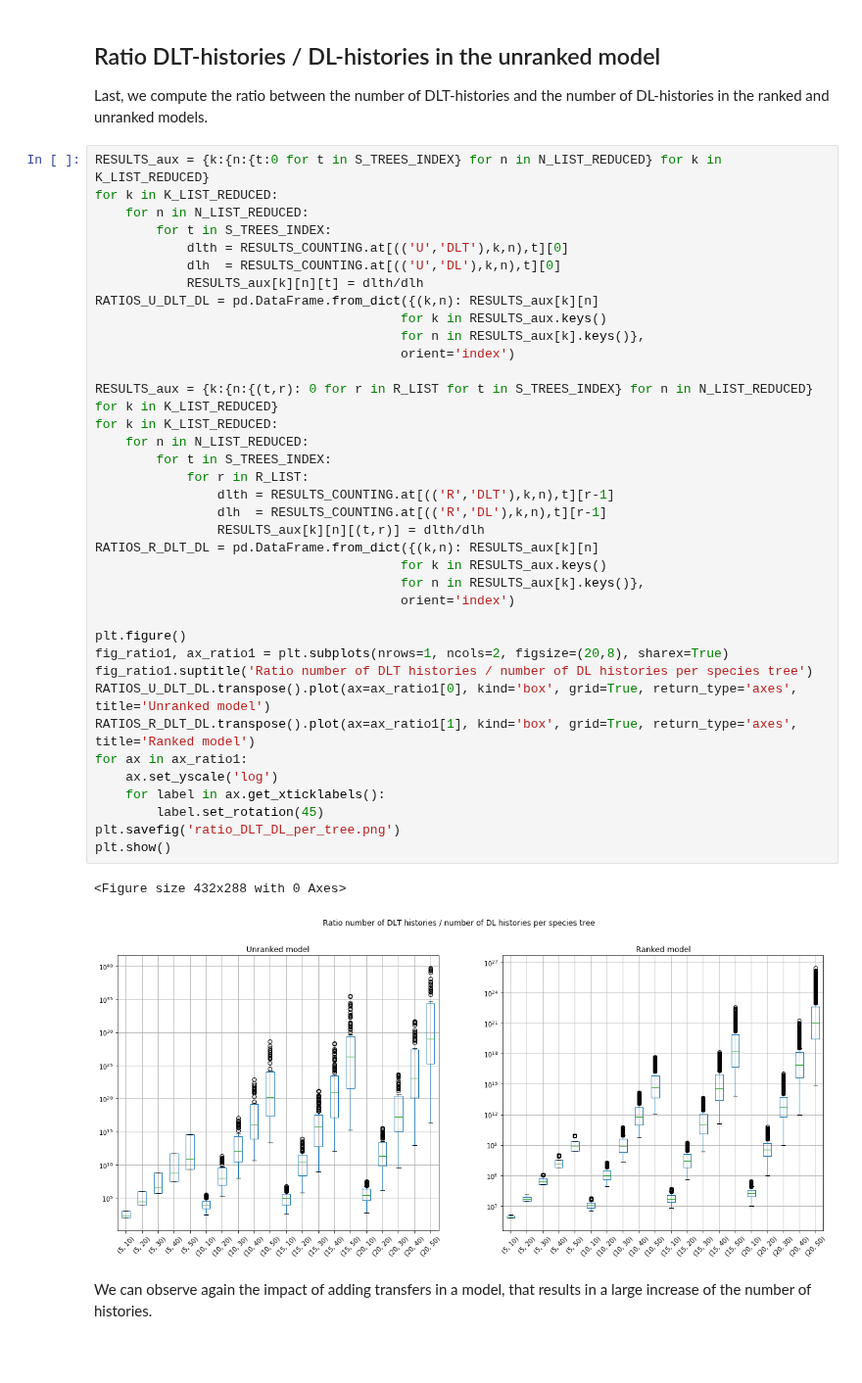
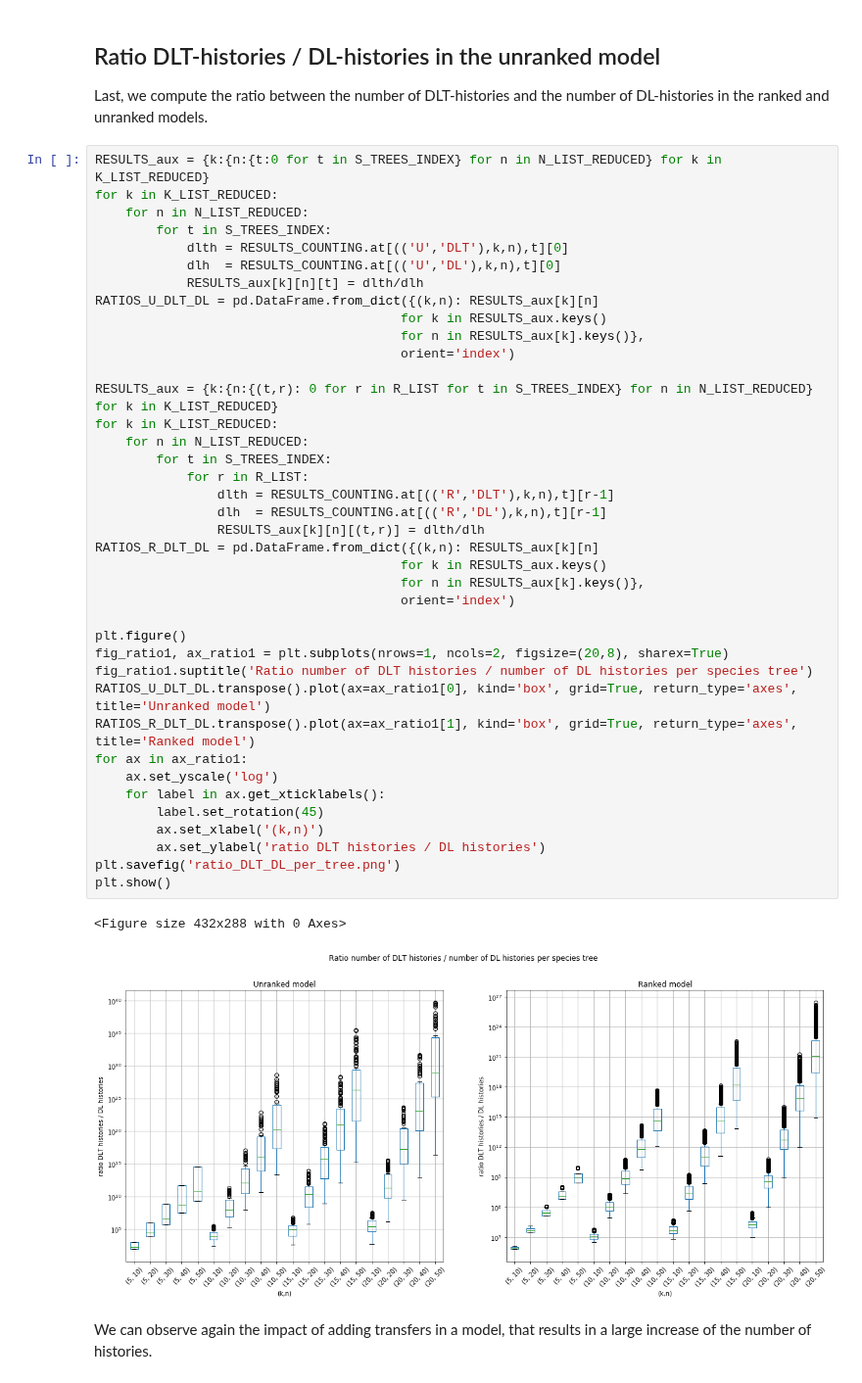
Before and after one commit to cchauve/DLT-Histories, a Jupyter notebook: doc/notebooks/Paper_figures.ipynb, the cells around one changed output. Shown at 98% size. Saved outputs shown, nothing was run; the diff lists cells and outputs as text; blank space fills up the shorter version.

```diff
--- a/doc/notebooks/Paper_figures.ipynb
+++ b/doc/notebooks/Paper_figures.ipynb
@@ -391,33 +391,35 @@ RATIOS_U_DLT_DL = pd.DataFrame.from_dict({(k,n): RESULTS_aux[k][n]
                                         for k in RESULTS_aux.keys()
                                         for n in RESULTS_aux[k].keys()},
                                         orient='index')
 
 RESULTS_aux = {k:{n:{(t,r): 0 for r in R_LIST for t in S_TREES_INDEX} for n in N_LIST_REDUCED} for k in K_LIST_REDUCED}
 for k in K_LIST_REDUCED:
     for n in N_LIST_REDUCED:
         for t in S_TREES_INDEX:
             for r in R_LIST:
                 dlth = RESULTS_COUNTING.at[(('R','DLT'),k,n),t][r-1]
                 dlh  = RESULTS_COUNTING.at[(('R','DL'),k,n),t][r-1]
                 RESULTS_aux[k][n][(t,r)] = dlth/dlh
 RATIOS_R_DLT_DL = pd.DataFrame.from_dict({(k,n): RESULTS_aux[k][n]
                                         for k in RESULTS_aux.keys()
                                         for n in RESULTS_aux[k].keys()},
                                         orient='index')
 
 plt.figure()
 fig_ratio1, ax_ratio1 = plt.subplots(nrows=1, ncols=2, figsize=(20,8), sharex=True)
 fig_ratio1.suptitle('Ratio number of DLT histories / number of DL histories per species tree')
 RATIOS_U_DLT_DL.transpose().plot(ax=ax_ratio1[0], kind='box', grid=True, return_type='axes', title='Unranked model')
 RATIOS_R_DLT_DL.transpose().plot(ax=ax_ratio1[1], kind='box', grid=True, return_type='axes', title='Ranked model')
 for ax in ax_ratio1:
     ax.set_yscale('log')
     for label in ax.get_xticklabels():
         label.set_rotation(45)
+        ax.set_xlabel('(k,n)')
+        ax.set_ylabel('ratio DLT histories / DL histories')
 plt.savefig('ratio_DLT_DL_per_tree.png')
 plt.show()
 # %% [output]
 <Figure size 432x288 with 0 Axes>
-[figure, old version]
+[figure, new version]
 # %% [markdown]
 We can observe again the impact of adding transfers in a model, that results in a large increase of the number of histories.
```
Also changed, not shown: parts of 1 cell of this notebook.
